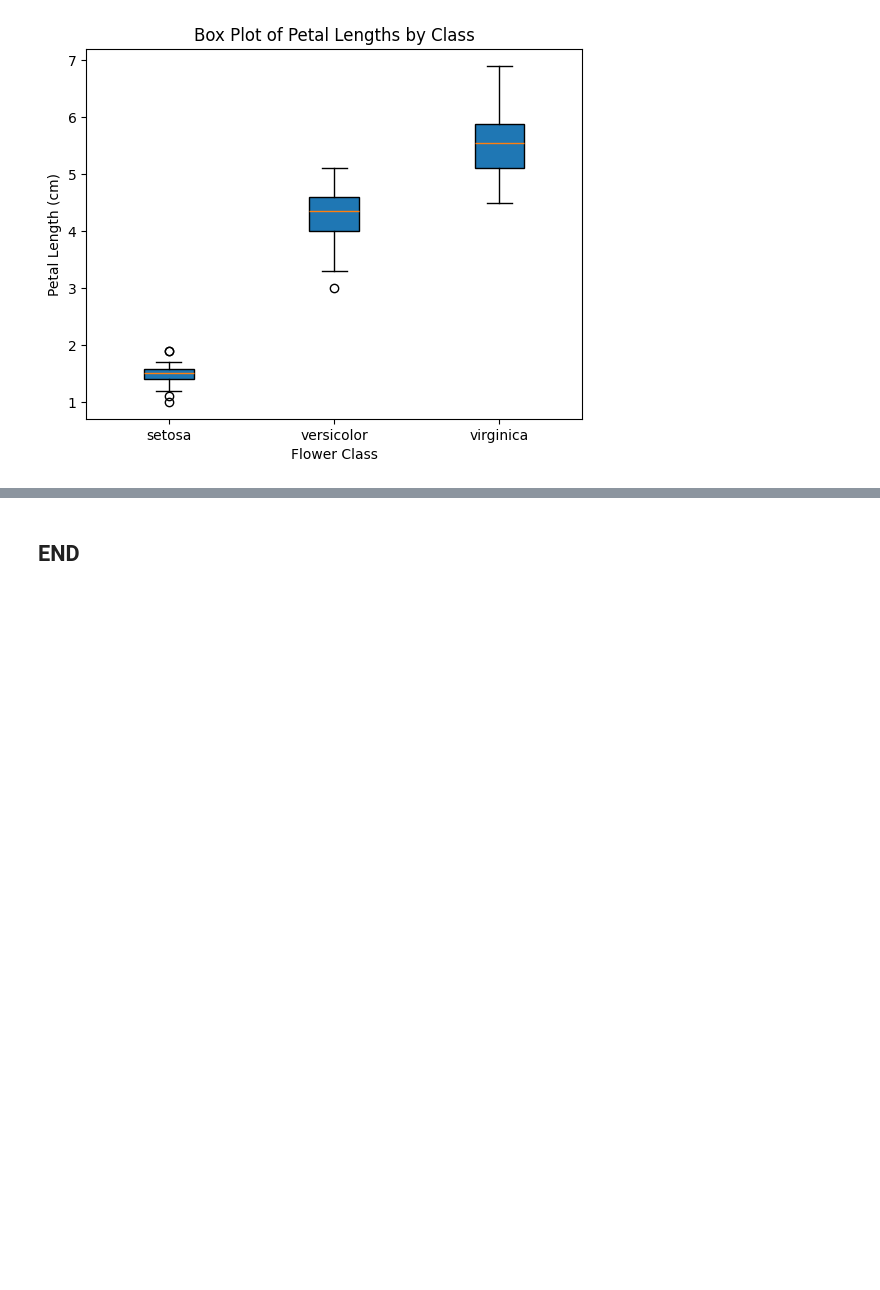
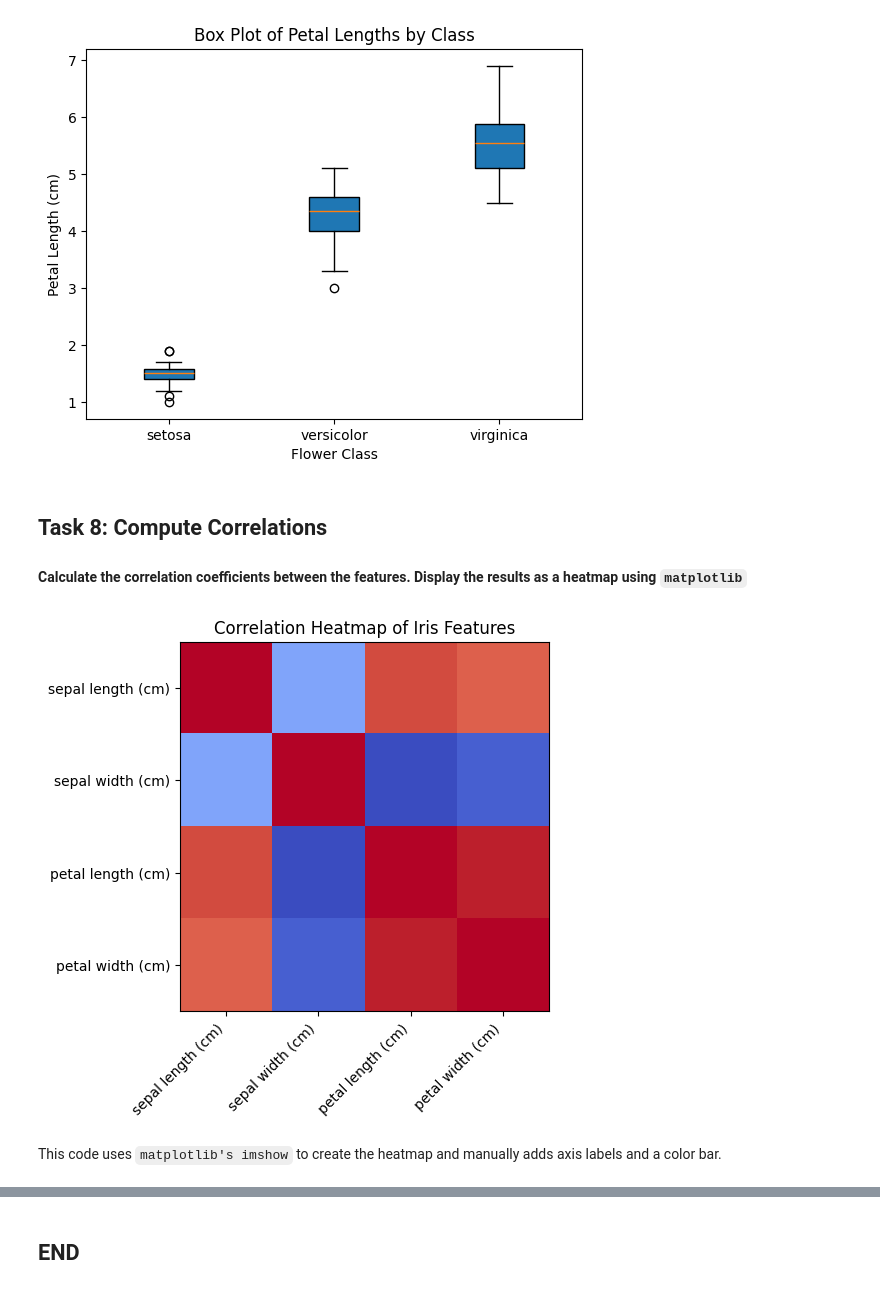
Before and after one commit to Svitlana937/Svit_Koz_DA, a Jupyter notebook: tasks.ipynb, the cells around one changed output, grey strips where cells are left out. Cells and saved outputs as stored; diff of their text form; code cells hidden in the pictures; blank space fills up the shorter version.

Commit message:
task addition

```diff
--- a/tasks.ipynb
+++ b/tasks.ipynb
@@ -331,3 +333,31 @@ plt.ylabel('Petal Length (cm)')
 plt.show()
 # %% [output]
 [figure]
+# %% [markdown]
+## Task 8: Compute Correlations
+
+#### Calculate the correlation coefficients between the features. Display the results as a heatmap using `matplotlib`
+# %%
+# Importing the necessary libraries
+# Create a DataFrame for the features
+df = pd.DataFrame(iris.data, columns=iris.feature_names)
+
+# Calculate the correlation matrix
+correlation_matrix = df.corr()
+
+# Plot the heatmap using matplotlib
+plt.imshow(correlation_matrix, cmap='coolwarm', interpolation='none')
+
+# Add labels for the axes
+plt.xticks(np.arange(len(df.columns)), df.columns, rotation=45, ha='right')
+plt.yticks(np.arange(len(df.columns)), df.columns)
+
+# Add title
+plt.title('Correlation Heatmap of Iris Features')
+
+# Display the heatmap
+plt.show()
+# %% [output]
+[figure, added]
+# %% [markdown]
+This code uses `matplotlib's imshow` to create the heatmap and manually adds axis labels and a color bar.
```
Also changed, not shown: parts of 5 cells of this notebook.
